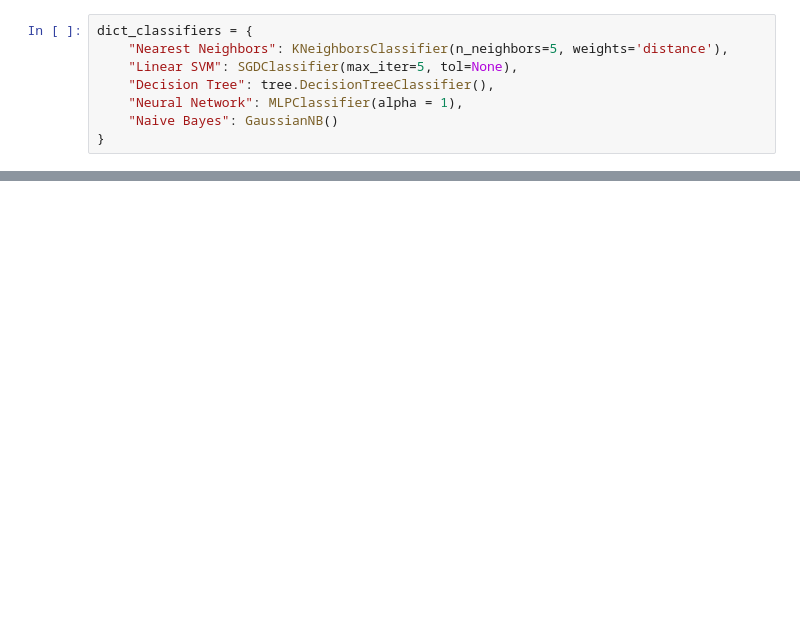
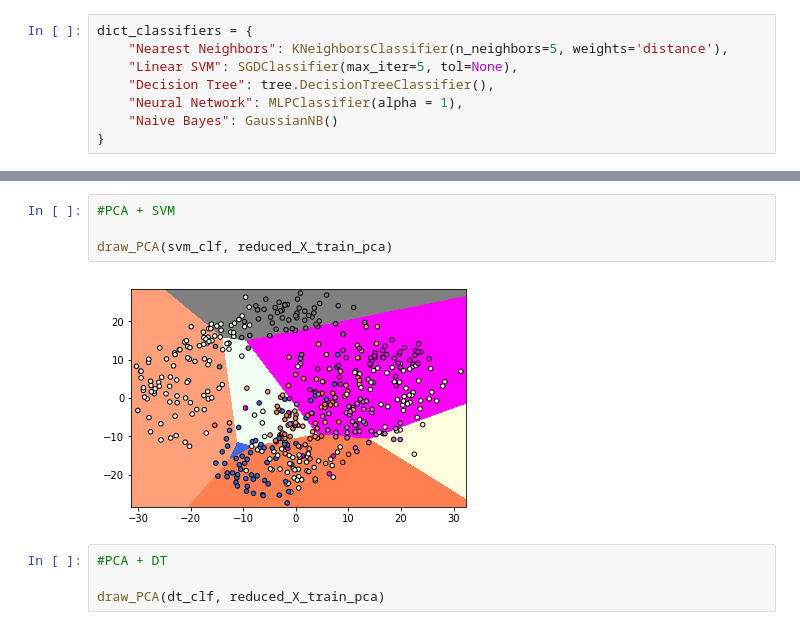
Before and after one commit to iseelotus/classification, a Jupyter notebook: notebooks/Digits_Classification.ipynb, the cells around one changed output, grey strips where cells are left out. Drawn from its saved outputs; the diff is of its cells as text; blank space fills up the shorter version.

```diff
--- a/notebooks/Digits_Classification.ipynb
+++ b/notebooks/Digits_Classification.ipynb
@@ -40,0 +60,10 @@ Accuracy of Naive Bayes : 0.811111111111
+# %%
+#PCA + SVM
+
+draw_PCA(svm_clf, reduced_X_train_pca)
+# %% [output]
+[figure, added]
+# %%
+#PCA + DT
+
+draw_PCA(dt_clf, reduced_X_train_pca)
```
Also changed, not shown: parts of 10 cells of this notebook.
